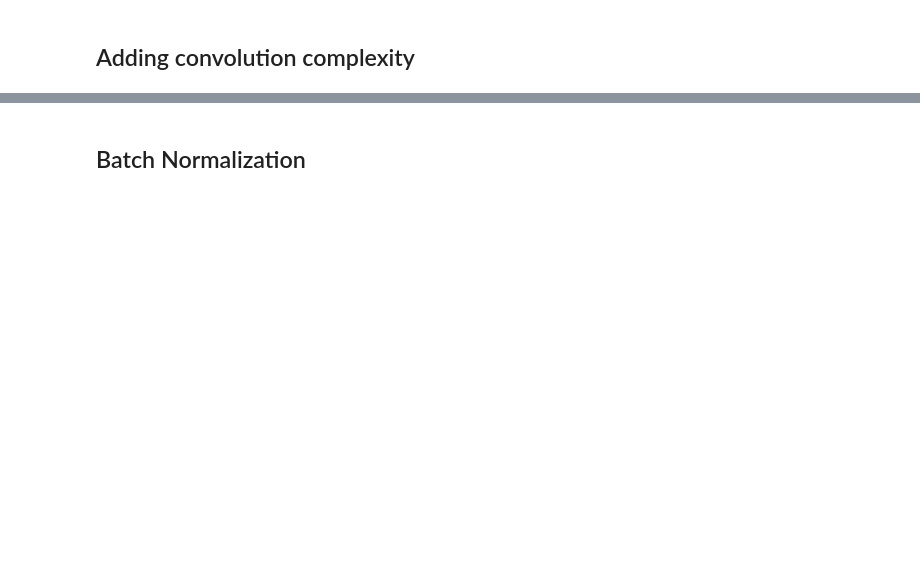
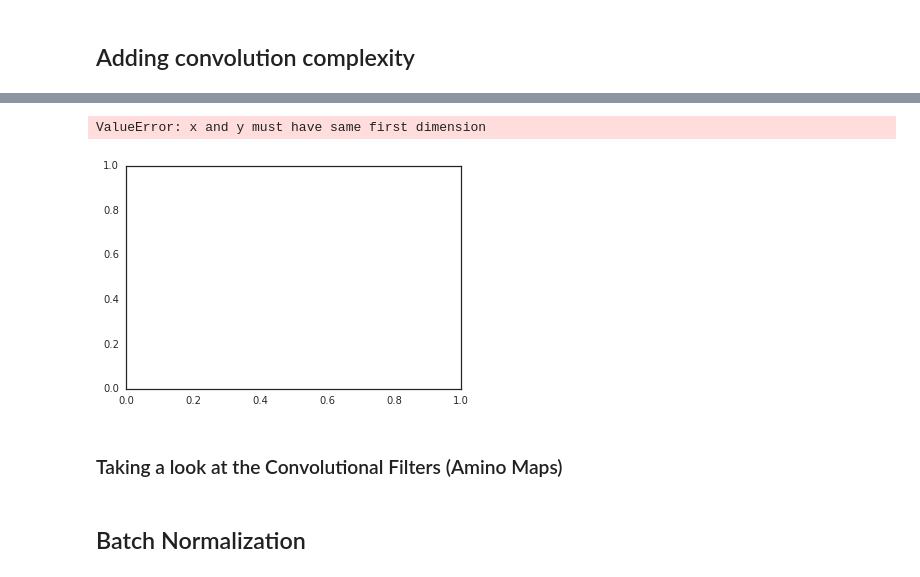
Before and after one commit to lucasramadan/Protein_Prediction, a Jupyter notebook: NN Presentation.ipynb, the cells around one changed output, grey strips where cells are left out. Saved outputs shown, nothing was run; the diff lists cells and outputs as text; code cells hidden in the pictures; blank space fills up the shorter version.

```diff
--- a/NN Presentation.ipynb
+++ b/NN Presentation.ipynb
@@ -234,0 +513,10 @@ plt.plot(costs);
+# %%
+# plot our cost
+plt.plot(xrange(n_train), costs)
+plt.xlabel('Steps')
+plt.ylabel('Cost');
+# %% [output]
+ValueError: x and y must have same first dimension
+[figure, added]
+# %% [markdown]
+### Taking a look at the Convolutional Filters (Amino Maps)
```
Also changed, not shown: parts of 40 cells of this notebook, 8 other files.
